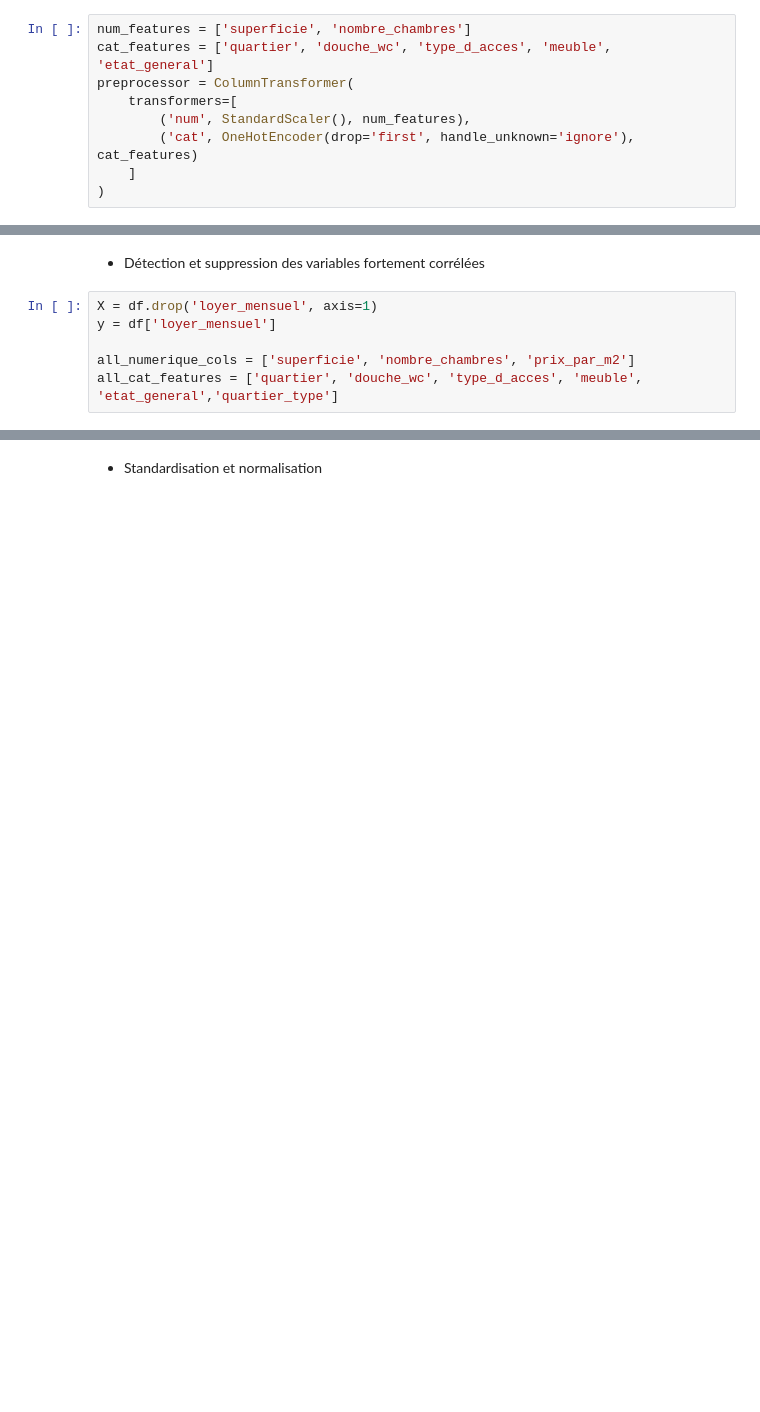
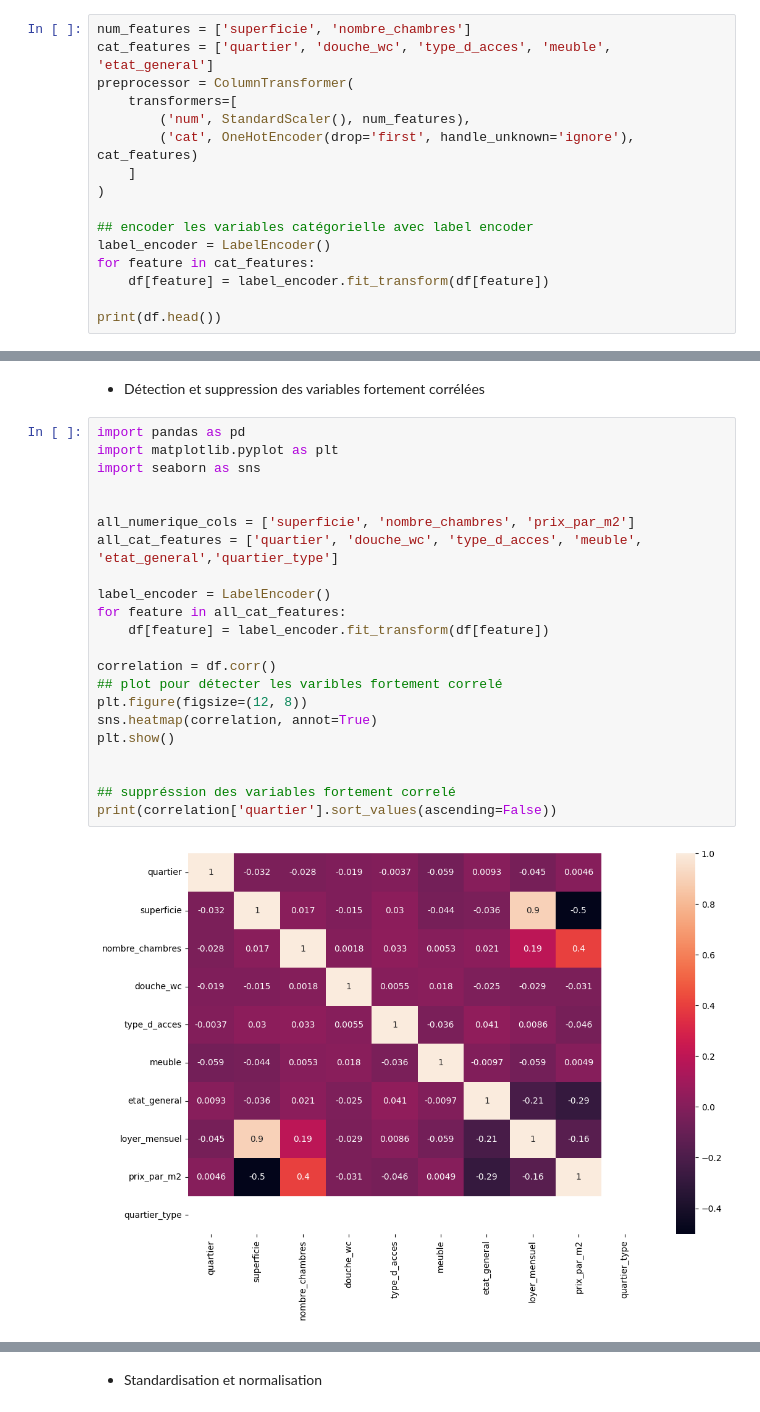
Before and after one commit to randy201/ML_deploy, a Jupyter notebook: 7_regression_Lineaire.ipynb, the cells around one changed output, grey strips where cells are left out. Cells and saved outputs as stored; diff of their text form; blank space fills up the shorter version.

```diff
--- a/7_regression_Lineaire.ipynb
+++ b/7_regression_Lineaire.ipynb
@@ -37,3 +38,10 @@ preprocessor = ColumnTransformer(
         ('cat', OneHotEncoder(drop='first', handle_unknown='ignore'), cat_features)
     ]
 )
+
+## encoder les variables catégorielle avec label encoder
+label_encoder = LabelEncoder()
+for feature in cat_features:
+    df[feature] = label_encoder.fit_transform(df[feature])
+
+print(df.head())
@@ -51,8 +73,26 @@ lambda x: "residentiel" if x in quartiers_residentiels else "populaire"
 # %% [markdown]
 - Détection et suppression des variables fortement corrélées
 # %%
-X = df.drop('loyer_mensuel', axis=1)
-y = df['loyer_mensuel']
+import pandas as pd
+import matplotlib.pyplot as plt
+import seaborn as sns
+
 
 all_numerique_cols = ['superficie', 'nombre_chambres', 'prix_par_m2']
 all_cat_features = ['quartier', 'douche_wc', 'type_d_acces', 'meuble', 'etat_general','quartier_type']
+
+label_encoder = LabelEncoder()
+for feature in all_cat_features:
+    df[feature] = label_encoder.fit_transform(df[feature])
+
+correlation = df.corr()
+## plot pour détecter les varibles fortement correlé
+plt.figure(figsize=(12, 8))
+sns.heatmap(correlation, annot=True)
+plt.show()
+
+
+## suppréssion des variables fortement correlé
+print(correlation['quartier'].sort_values(ascending=False))
+# %% [output]
+[figure, added]
```
Also changed, not shown: parts of 13 cells of this notebook, 1 other file.
